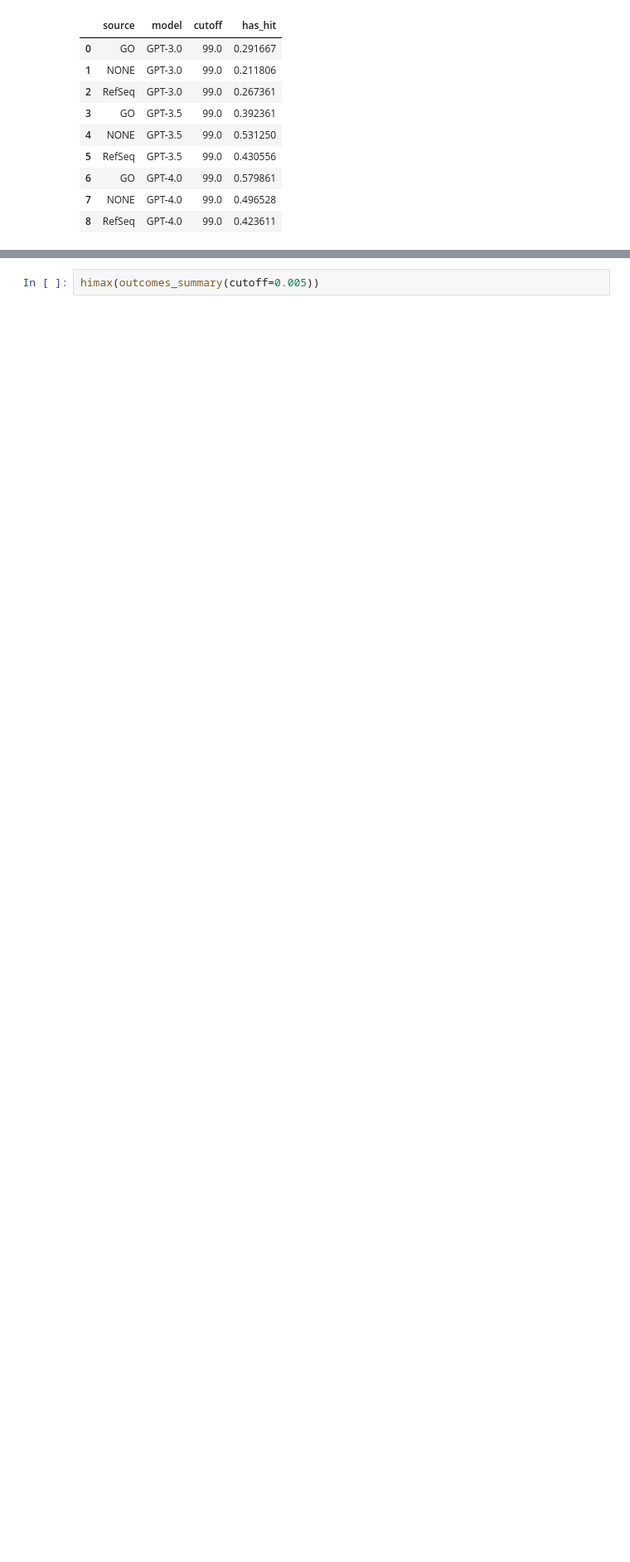
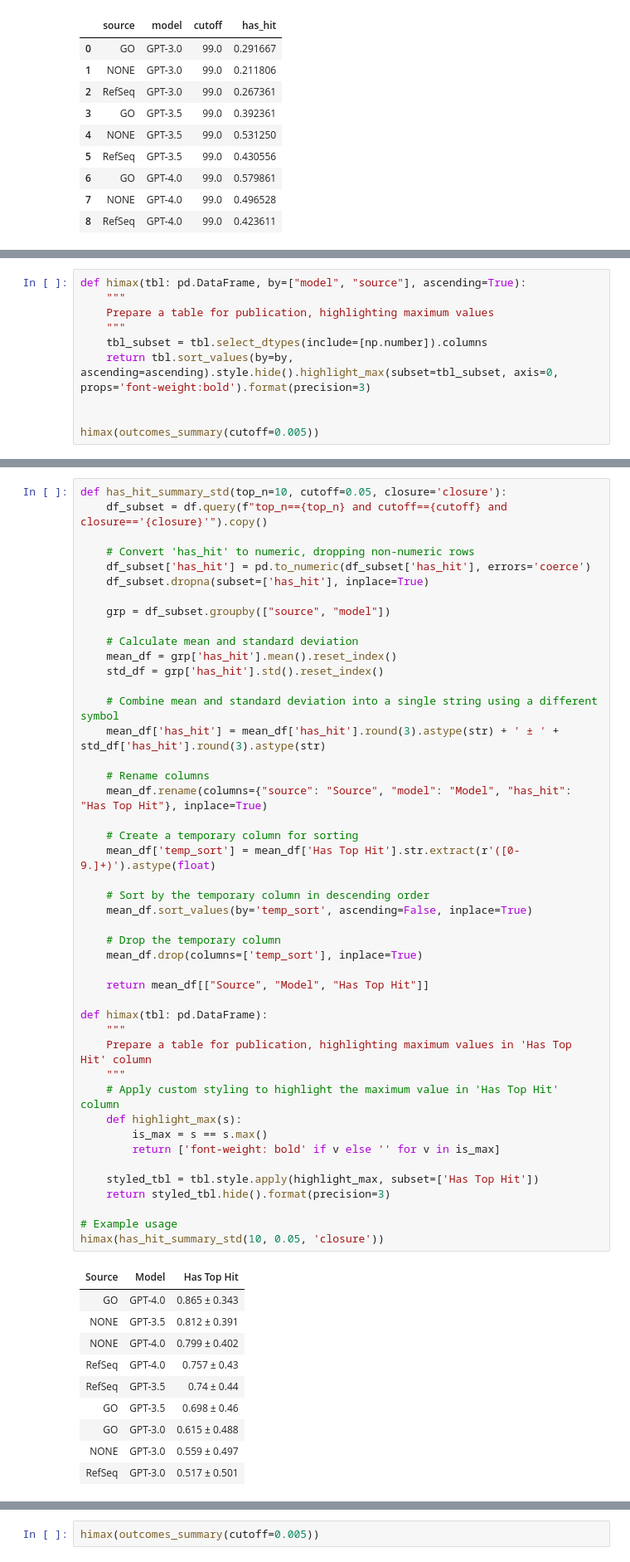
Before and after one commit to monarch-initiative/talisman-paper, a Jupyter notebook: Table1.ipynb, the cells around one changed output, grey strips where cells are left out. Shown: that part at 83% size. Drawn from its saved outputs; the diff is of its cells as text; blank space fills up the shorter version.

```diff
--- a/Table1.ipynb
+++ b/Table1.ipynb
@@ -269,0 +320,10 @@ himax(outcomes_summary())
+# %%
+def himax(tbl: pd.DataFrame, by=["model", "source"], ascending=True):
+    """
+    Prepare a table for publication, highlighting maximum values
+    """
+    tbl_subset = tbl.select_dtypes(include=[np.number]).columns
+    return tbl.sort_values(by=by, ascending=ascending).style.hide().highlight_max(subset=tbl_subset, axis=0, props='font-weight:bold').format(precision=3)
+
+
+himax(outcomes_summary(cutoff=0.005))
@@ -269,0 +354,56 @@ himax(outcomes_summary())
+# %%
+def has_hit_summary_std(top_n=10, cutoff=0.05, closure='closure'):
+    df_subset = df.query(f"top_n=={top_n} and cutoff=={cutoff} and closure=='{closure}'").copy()
+
+    # Convert 'has_hit' to numeric, dropping non-numeric rows
+    df_subset['has_hit'] = pd.to_numeric(df_subset['has_hit'], errors='coerce')
+    df_subset.dropna(subset=['has_hit'], inplace=True)
+
+    grp = df_subset.groupby(["source", "model"])
+
+    # Calculate mean and standard deviation
+    mean_df = grp['has_hit'].mean().reset_index()
+    std_df = grp['has_hit'].std().reset_index()
+
+    # Combine mean and standard deviation into a single string using a different symbol
+    mean_df['has_hit'] = mean_df['has_hit'].round(3).astype(str) + ' ± ' + std_df['has_hit'].round(3).astype(str)
+
+    # Rename columns
+    mean_df.rename(columns={"source": "Source", "model": "Model", "has_hit": "Has Top Hit"}, inplace=True)
+
+    # Create a temporary column for sorting
+    mean_df['temp_sort'] = mean_df['Has Top Hit'].str.extract(r'([0-9.]+)').astype(float)
+
+    # Sort by the temporary column in descending order
+    mean_df.sort_values(by='temp_sort', ascending=False, inplace=True)
+
+    # Drop the temporary column
+    mean_df.drop(columns=['temp_sort'], inplace=True)
+
+    return mean_df[["Source", "Model", "Has Top Hit"]]
+
+def himax(tbl: pd.DataFrame):
+    """
+    Prepare a table for publication, highlighting maximum values in 'Has Top Hit' column
+    """
+    # Apply custom styling to highlight the maximum value in 'Has Top Hit' column
+    def highlight_max(s):
+        is_max = s == s.max()
+        return ['font-weight: bold' if v else '' for v in is_max]
+
+    styled_tbl = tbl.style.apply(highlight_max, subset=['Has Top Hit'])
+    return styled_tbl.hide().format(precision=3)
+
+# Example usage
+himax(has_hit_summary_std(10, 0.05, 'closure'))
+# %% [output]
+| Source | Model | Has Top Hit |
+| GO | GPT-4.0 | 0.865 ± 0.343 |
+| NONE | GPT-3.5 | 0.812 ± 0.391 |
+| NONE | GPT-4.0 | 0.799 ± 0.402 |
+| RefSeq | GPT-4.0 | 0.757 ± 0.43 |
+| RefSeq | GPT-3.5 | 0.74 ± 0.44 |
+| GO | GPT-3.5 | 0.698 ± 0.46 |
+| GO | GPT-3.0 | 0.615 ± 0.488 |
+| NONE | GPT-3.0 | 0.559 ± 0.497 |
+| RefSeq | GPT-3.0 | 0.517 ± 0.501 |
```
Also changed, not shown: parts of 16 cells of this notebook, 2 other files.
